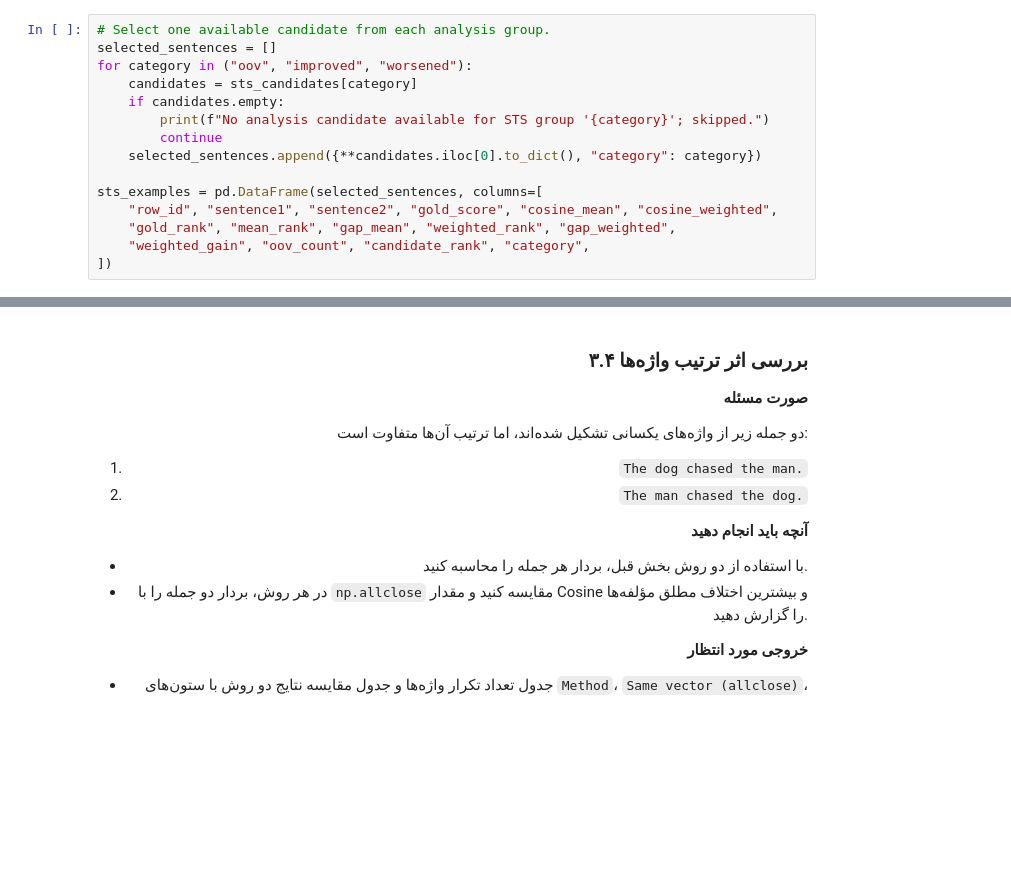
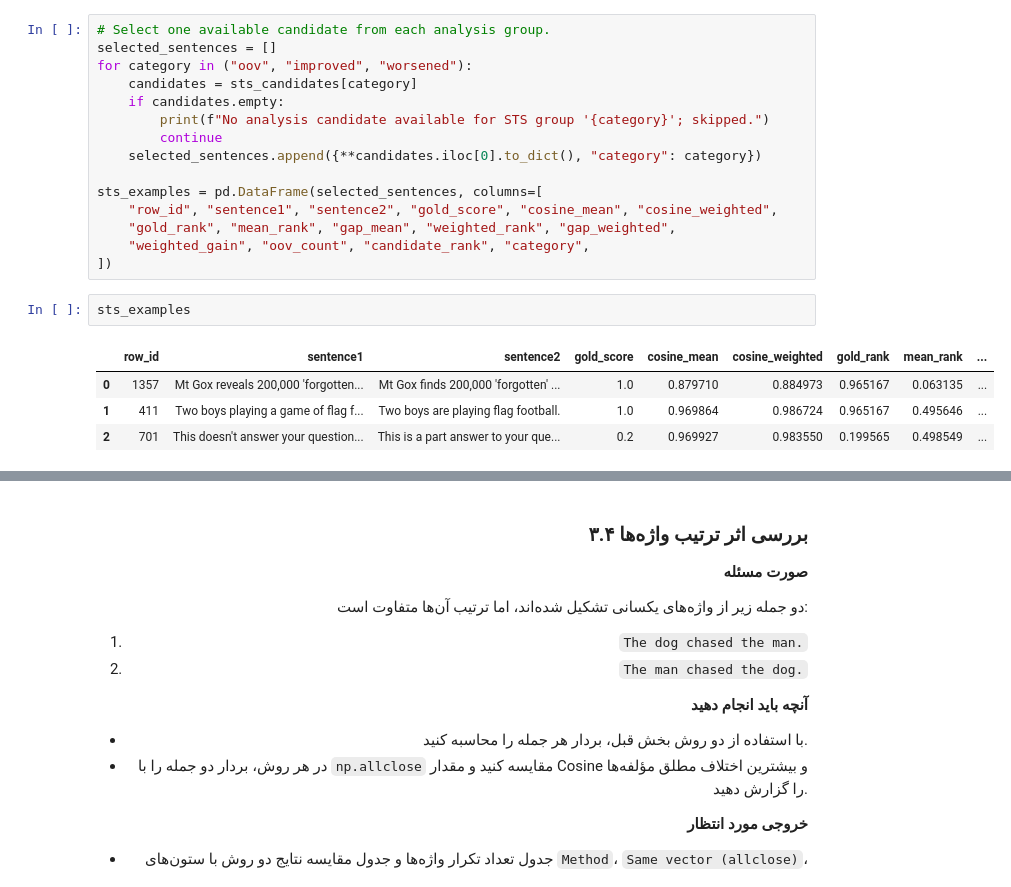
Before and after one commit to ILoveBacteria/nlp-homework, a Jupyter notebook: hw2/NLP_CA2.ipynb, the cells around one changed output, grey strips where cells are left out. Saved outputs shown, nothing was run; the diff lists cells and outputs as text; blank space fills up the shorter version.

```diff
--- a/hw2/NLP_CA2.ipynb
+++ b/hw2/NLP_CA2.ipynb
@@ -2961,6 +3074,13 @@ sts_examples = pd.DataFrame(selected_sentences, columns=[
     "gold_rank", "mean_rank", "gap_mean", "weighted_rank", "gap_weighted",
     "weighted_gain", "oov_count", "candidate_rank", "category",
 ])
+# %%
+sts_examples
+# %% [output]
+|  | row_id | sentence1 | sentence2 | gold_score | cosine_mean | cosine_weighted | gold_rank | mean_rank | ... |
+| 0 | 1357 | Mt Gox reveals 200,000 'forgotten... | Mt Gox finds 200,000 'forgotten' ... | 1.0 | 0.879710 | 0.884973 | 0.965167 | 0.063135 | ... |
+| 1 | 411 | Two boys playing a game of flag f... | Two boys are playing flag football. | 1.0 | 0.969864 | 0.986724 | 0.965167 | 0.495646 | ... |
+| 2 | 701 | This doesn't answer your question... | This is a part answer to your que... | 0.2 | 0.969927 | 0.983550 | 0.199565 | 0.498549 | ... |
 # %%
 for example in sts_examples.itertuples(index=False):
     print("Case:", example.category, "| Candidate rank:", example.candidate_rank)
```
Also changed, not shown: parts of 32 cells of this notebook.
